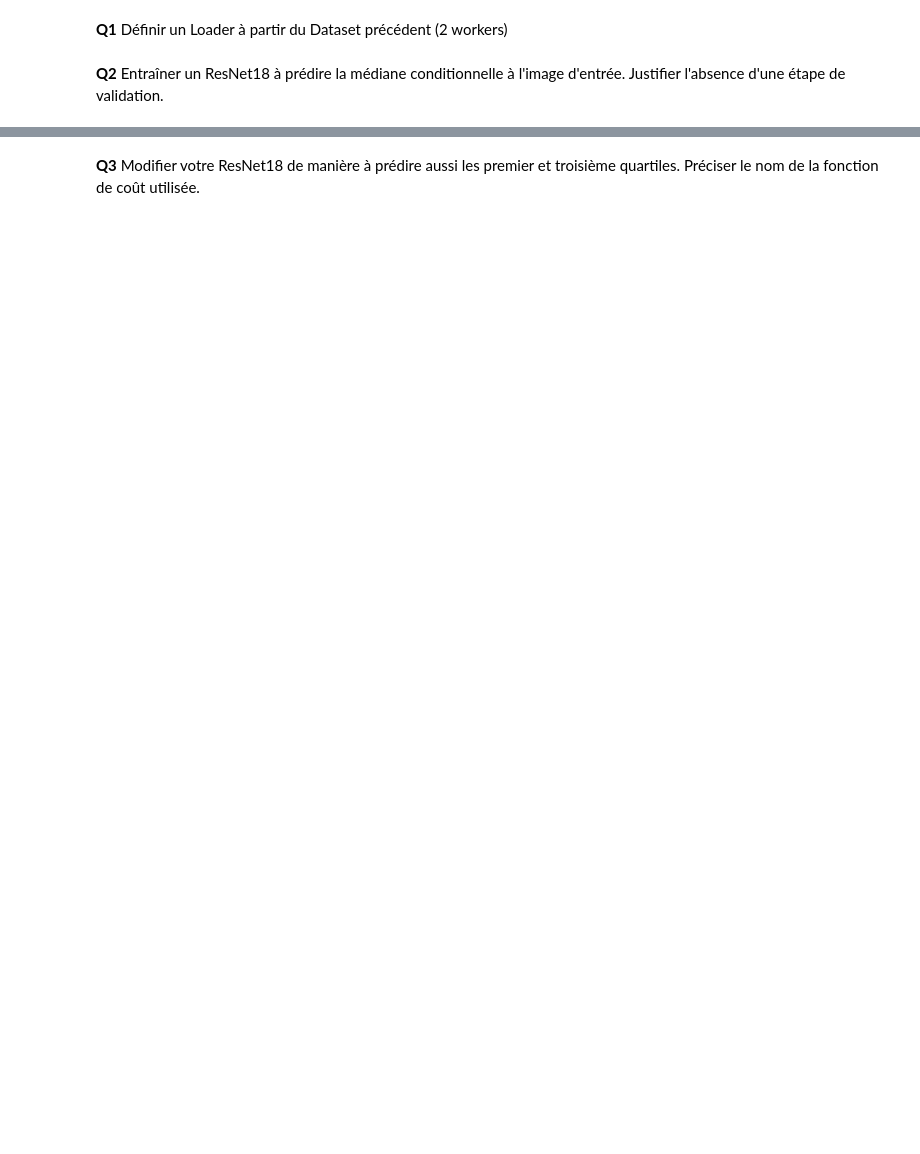
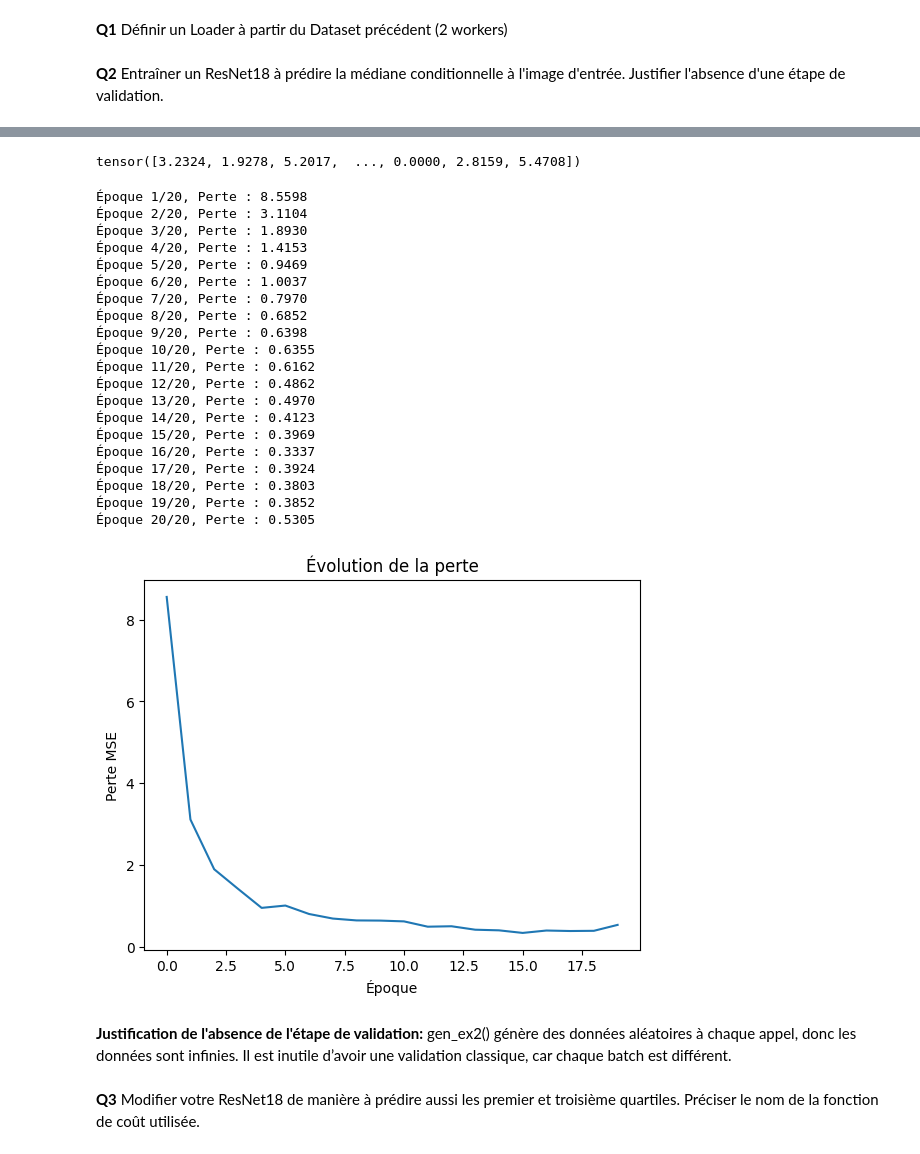
Before and after one commit to Zakaria-Yahya/exam_2025_session2, a Jupyter notebook: notebooks/exercices_session2.ipynb, the cells around one changed output, grey strips where cells are left out. Drawn from its saved outputs; the diff is of its cells as text; code cells hidden in the pictures; blank space fills up the shorter version.

```diff
--- a/notebooks/exercices_session2.ipynb
+++ b/notebooks/exercices_session2.ipynb
@@ -185,2 +162,75 @@ RuntimeError: Expected 3D (unbatched) or 4D (batched) input to conv2d, but got i
+# %%
+
+from torchvision.models import resnet18
+
+
+# Générer les données
+inputs, targets = gen_ex2(1024)  # 1024 échantillons pour l'entraînement
+inputs = torch.tensor(inputs, dtype=torch.float32).unsqueeze(1)  # Ajouter un canal
+targets = torch.tensor(targets, dtype=torch.float32).unsqueeze(1)  # Pour la régression
+
+# Création du DataLoader
+dataset = TensorDataset(inputs, targets)
+dataloader = DataLoader(dataset, batch_size=32, shuffle=True, num_workers=2)
+
+# Charger ResNet18 pré-entraîné et adapter pour la régression
+model = resnet18(pretrained=True)
+model.fc = nn.Linear(model.fc.in_features, 1)  # Prédiction d'une seule valeur (médiane)
+
+# Définir la perte et l'optimiseur
+criterion = nn.MSELoss()
+optimizer = optim.Adam(model.parameters(), lr=0.001)
+
+# Entraînement
+num_epochs = 20
+losses = []
+
+for epoch in range(num_epochs):
+    model.train()
+    epoch_loss = 0
+
+    for batch_inputs, batch_targets in dataloader:
+        optimizer.zero_grad()
+        batch_inputs = batch_inputs.squeeze(2)
+        outputs = model(batch_inputs.repeat(1, 3, 1, 1))  # ResNet attend 3 canaux
+        loss = criterion(outputs, batch_targets)
+        loss.backward()
+        optimizer.step()
+        epoch_loss += loss.item()
+
+    losses.append(epoch_loss / len(dataloader))
+    print(f"Époque {epoch+1}/{num_epochs}, Perte : {losses[-1]:.4f}")
+
+# Affichage de la courbe de perte
+plt.plot(losses)
+plt.xlabel("Époque")
+plt.ylabel("Perte MSE")
+plt.title("Évolution de la perte")
+plt.show()
+# %% [output]
+tensor([3.2324, 1.9278, 5.2017,  ..., 0.0000, 2.8159, 5.4708])
+Époque 1/20, Perte : 8.5598
+Époque 2/20, Perte : 3.1104
+Époque 3/20, Perte : 1.8930
+Époque 4/20, Perte : 1.4153
+Époque 5/20, Perte : 0.9469
+Époque 6/20, Perte : 1.0037
+Époque 7/20, Perte : 0.7970
+Époque 8/20, Perte : 0.6852
+Époque 9/20, Perte : 0.6398
+Époque 10/20, Perte : 0.6355
+Époque 11/20, Perte : 0.6162
+Époque 12/20, Perte : 0.4862
+Époque 13/20, Perte : 0.4970
+Époque 14/20, Perte : 0.4123
+Époque 15/20, Perte : 0.3969
+Époque 16/20, Perte : 0.3337
+Époque 17/20, Perte : 0.3924
+Époque 18/20, Perte : 0.3803
+Époque 19/20, Perte : 0.3852
+Époque 20/20, Perte : 0.5305
+[figure, added]
+# %% [markdown]
+**Justification de l'absence de l'étape de validation:** gen_ex2() génère des données aléatoires à chaque appel, donc les données sont infinies. Il est inutile d’avoir une validation classique, car chaque batch est différent.
 # %% [markdown]
 **Q3** Modifier votre ResNet18 de manière à prédire aussi les premier et troisième quartiles. Préciser le nom de la fonction de coût utilisée.
```
Also changed, not shown: parts of 7 cells of this notebook.
